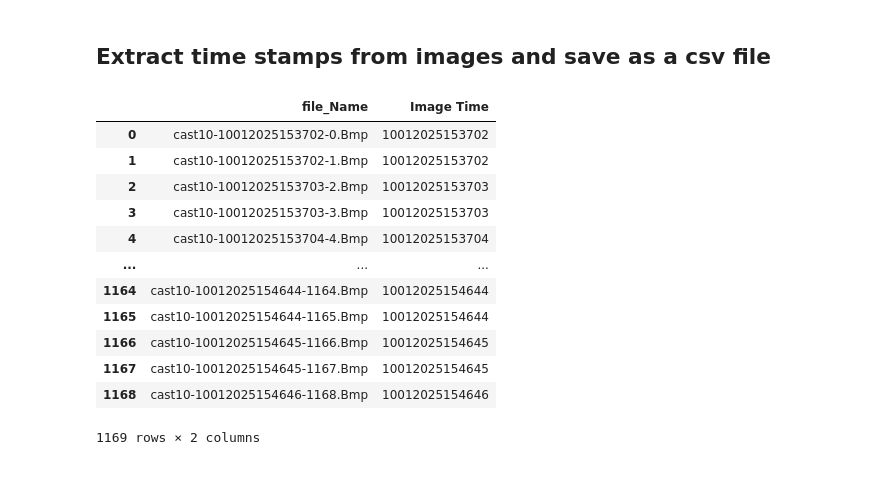
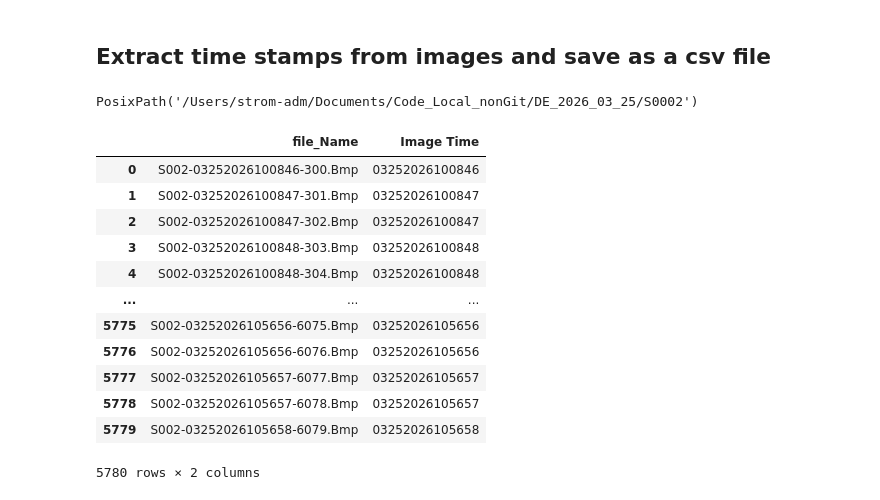
Before and after one commit to Floc-Imaging-and-Image-Processing/FlocCam-ImageProcessing, a Jupyter notebook: Code/1_Profile_Processing/1_ProfileProcStep1_extract_CTD_and_image_info_v02.ipynb, the cells around one changed output. Drawn from its saved outputs; the diff is of its cells as text; code cells hidden in the pictures.

```diff
--- a/Code/1_Profile_Processing/1_ProfileProcStep1_extract_CTD_and_image_info_v02.ipynb
+++ b/Code/1_Profile_Processing/1_ProfileProcStep1_extract_CTD_and_image_info_v02.ipynb
@@ -478,31 +187,0 @@ if autobreaks == 0:
-# %%
-if autobreaks == 1:
-    startS = startS_auto
-    endS = endS_auto
-else:
-    startS = startS_man
-    endS = endS_man
-
-if automax == 0:
-    maxdepth = manualmax
-else:
-    waterdepth = pd.DataFrame({'Depth [m]':np.array([maxdepth])})
-    waterdepth.to_csv('Depth.csv',index=False)
-
-if subsets == 1:
-
-    deltaT = endS - startS
-    start_time = np.zeros(len(startS))
-    end_time = np.zeros(len(endS))
-
-    for i in range(0,len(startS)):
-        temp = ctd[(ctd['Time (Seconds)'] == startS[i])].copy()
-        start_time[i] = temp.Time.iloc[0]
-
-    for i in range(0,len(endS)):
-        temp = ctd[(ctd['Time (Seconds)'] == endS[i])].copy()
-        end_time[i] = temp.Time.iloc[0]
-
-    breaktimes = pd.DataFrame({'Type/Location':names,'Start [DateTime]':start_time, 'End [DateTime]':end_time, 'Durration [sec]':deltaT})
-    breaktimes.to_csv('Data-Breakpionts.csv',index = False)
-    display(breaktimes)
@@ -525,47 +271,51 @@ pd.DataFrame({'Depth [m]':np.array([maxdepth])})
 # %% [markdown]
 ## Extract time stamps from images and save as a csv file
+# %%
+path
+# %% [output]
+PosixPath('/Users/strom-adm/Documents/Code_Local_nonGit/DE_2026_03_25/S0002')
 # %%
 # find the list of images, build a dataframe, and then extract the date time
 
 # uses the filemod_list.csv file ---------------
 
-images = pd.read_csv('filemod_list.csv', usecols = ['file_Name'])
+images = pd.read_csv(path /'filemod_list.csv', usecols = ['file_Name'])
 
 N = len(images)
 datetime_raw = np.empty(N, dtype=object)
 for i in np.arange(0,N):
     datetime_raw[i] = str(images.iloc[i,0].split('-')[1]) #adjust the number in brackets until the datetime_raw is the timestamp. This will depend on how you named the images in the field.
 images['Image Time']=datetime_raw
 images.to_csv('ImageTime.csv', index=False)
 display(images)
 
 # uses the actual image files -----------------
 # Ifiles = sorted(glob.glob(imagetype))
 # images=pd.DataFrame(Ifiles)
 
 # N = len(images)
 # datetime_raw = np.empty(N, dtype=object)
 # for i in np.arange(0,N):
 #     datetime_raw[i] = str(images.iloc[i,0].split('-')[1]) #adjust the number in brackets until the datetime_raw is the timestamp. This will depend on how you named the images in the field.
 # images['Image Time']=datetime_raw
 # images.to_csv('ImageTime.csv', index=False)
 # display(images)
 
 # imagehold = images[(images['Image Time'] >= breaktime)].copy()
 # imagehold.to_csv('ImageTime-hold.csv',index = False)
 # print("Only during the hold ------------")
 # display(imagehold)
 # %% [output]
 |  | file_Name | Image Time |
-| 0 | cast10-10012025153702-0.Bmp | 10012025153702 |
-| 1 | cast10-10012025153702-1.Bmp | 10012025153702 |
-| 2 | cast10-10012025153703-2.Bmp | 10012025153703 |
-| 3 | cast10-10012025153703-3.Bmp | 10012025153703 |
-| 4 | cast10-10012025153704-4.Bmp | 10012025153704 |
+| 0 | S002-03252026100846-300.Bmp | 03252026100846 |
+| 1 | S002-03252026100847-301.Bmp | 03252026100847 |
+| 2 | S002-03252026100847-302.Bmp | 03252026100847 |
+| 3 | S002-03252026100848-303.Bmp | 03252026100848 |
+| 4 | S002-03252026100848-304.Bmp | 03252026100848 |
 | ... | ... | ... |
-| 1164 | cast10-10012025154644-1164.Bmp | 10012025154644 |
-| 1165 | cast10-10012025154644-1165.Bmp | 10012025154644 |
-| 1166 | cast10-10012025154645-1166.Bmp | 10012025154645 |
-| 1167 | cast10-10012025154645-1167.Bmp | 10012025154645 |
-| 1168 | cast10-10012025154646-1168.Bmp | 10012025154646 |
+| 5775 | S002-03252026105656-6075.Bmp | 03252026105656 |
+| 5776 | S002-03252026105656-6076.Bmp | 03252026105656 |
+| 5777 | S002-03252026105657-6077.Bmp | 03252026105657 |
+| 5778 | S002-03252026105657-6078.Bmp | 03252026105657 |
+| 5779 | S002-03252026105658-6079.Bmp | 03252026105658 |
-1169 rows × 2 columns
+5780 rows × 2 columns
```
Also changed, not shown: parts of 19 cells of this notebook, 3 other files.
